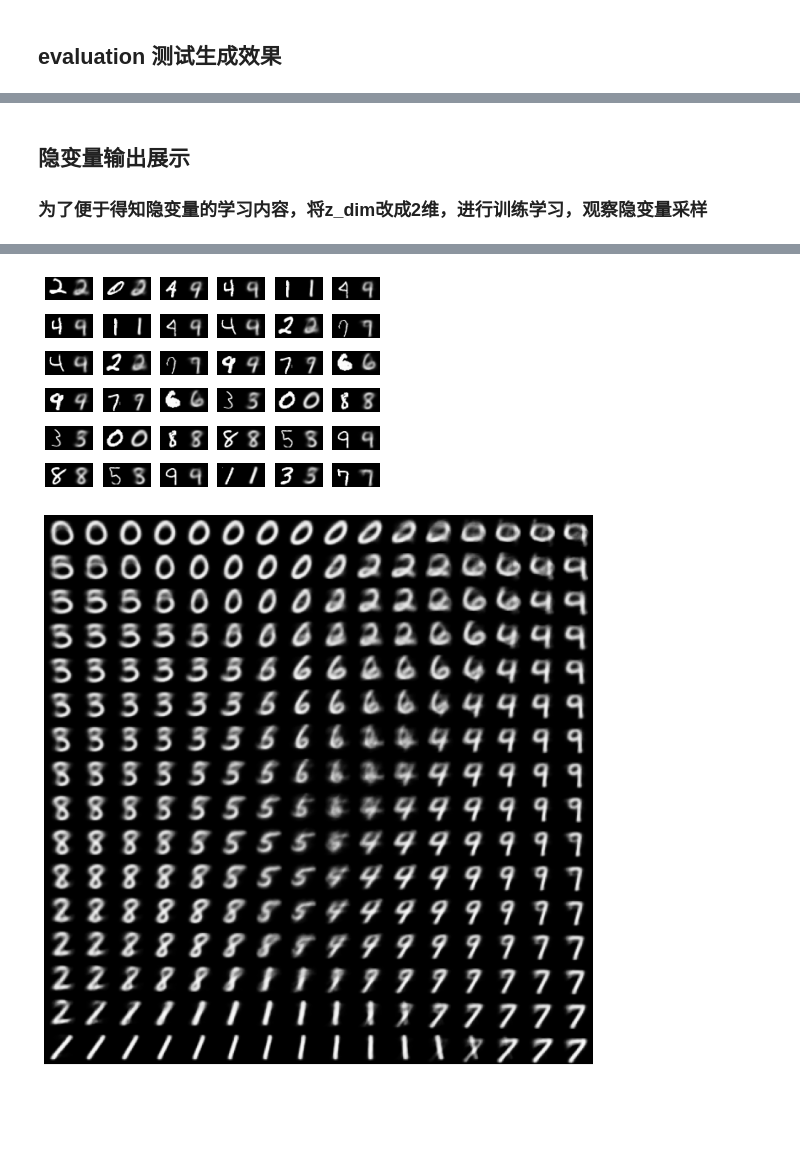
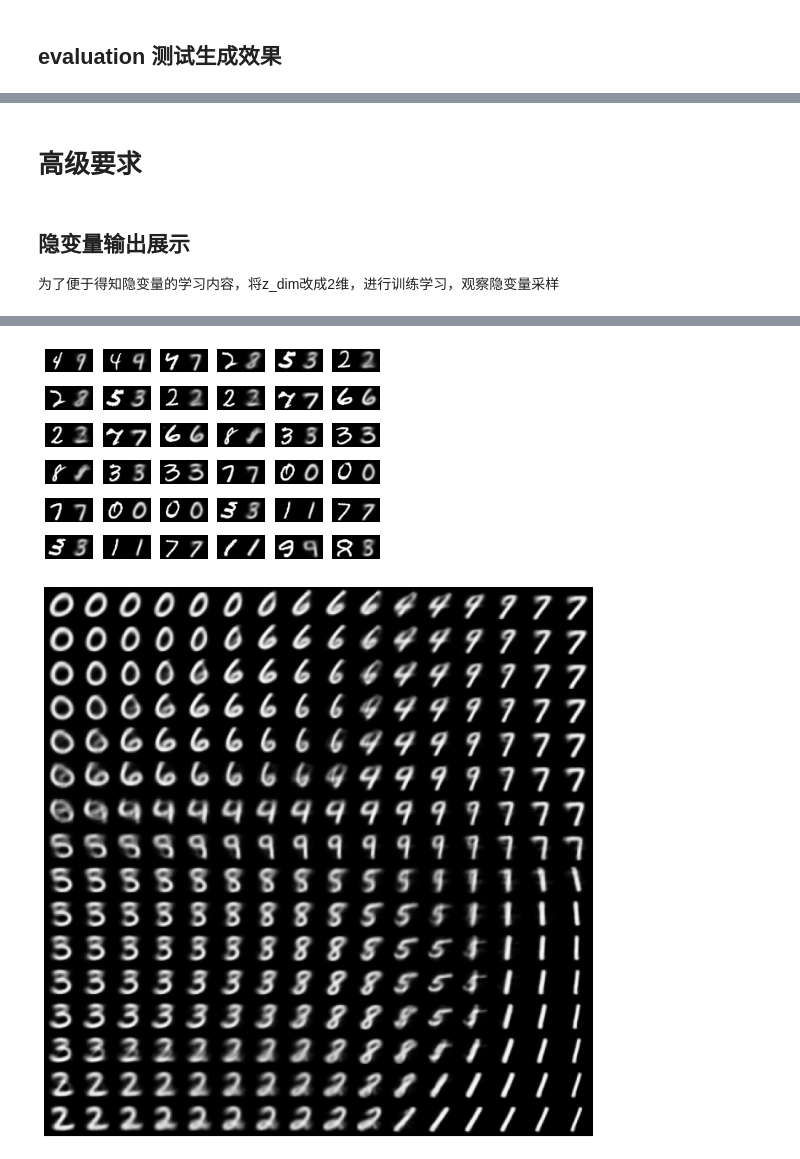
Before and after one commit to kyrielw24/Machine_Learning, a Jupyter notebook: Final_Task/VAE.ipynb, the cells around one changed output, grey strips where cells are left out. Saved outputs shown, nothing was run; the diff lists cells and outputs as text; code cells hidden in the pictures; blank space fills up the shorter version.

```diff
--- a/Final_Task/VAE.ipynb
+++ b/Final_Task/VAE.ipynb
@@ -265,7 +288,7 @@ Estimated Total Size (MB): 3.32
 # %%
 # 训练模型参数
 learning_rate = 1e-3  # 学习率
-epoches = 10  # 迭代次数
+epoches = 20  # 迭代次数
 
 # 实例化模型 二选一 即可
 model = model_Conv
@@ -300,9 +323,9 @@ for epoch in range(epoches):
         optimizer.step()  # 梯度下降
 
         # 输出batch信息
-        if i % 100 == 0 and i > 0:
-            print("epoch : {0} | batch : {1} | batch average loss: {2}"
-                  .format(epoch + 1, i, loss.item() / x.shape[0]))
+        # if i % 100 == 0 and i > 0:
+        #     print("epoch : {0} | batch : {1} | batch average loss: {2}"
+        #           .format(epoch + 1, i, loss.item() / x.shape[0]))
 
         # 保存 各个epoch下 VAE的生成效果图
         if i == 0:
@@ -365,6 +412,9 @@ plt.show()
+# %% [markdown]
+# 高级要求
 # %% [markdown]
 ## 隐变量输出展示
-### 为了便于得知隐变量的学习内容，将z_dim改成2维，进行训练学习，观察隐变量采样
+
+为了便于得知隐变量的学习内容，将z_dim改成2维，进行训练学习，观察隐变量采样
 # %%
 import os
 from scipy.stats import norm
@@ -373,7 +423,7 @@ from scipy.stats import norm
 # 训练时Z_dim设定为20，这里仅观察隐空间前俩维度表示特征
 model = VariationalAutoEncoder_Conv(z_dim=2)
 model.to(device)
-epoches = 15
+epoches = 20
 optimizer = torch.optim.Adam(model.parameters(), lr=learning_rate)
 train_loss = []  # 保存每个epoch的训练误差
 x_concatD = torch.empty((128, 1, 28, 56))
@@ -431,4 +486,4 @@ epoch[15/15] | loss:36.61701103108724
-[figure, old version]
+[figure, new version]
 # %%
 num_per_row, num_per_col = 16, 16
 digit_size = 28
@@ -451,6 +506,6 @@ plt.axis("off")
 plt.imshow(figure, cmap='Greys_r')
 plt.show()
 # %% [output]
-[figure, old version]
+[figure, new version]
 # %% [markdown]
 ### 从上图中可以看出，VAE学到的二维隐变量Z:
```
Also changed, not shown: parts of 44 cells of this notebook, 3 other files.
